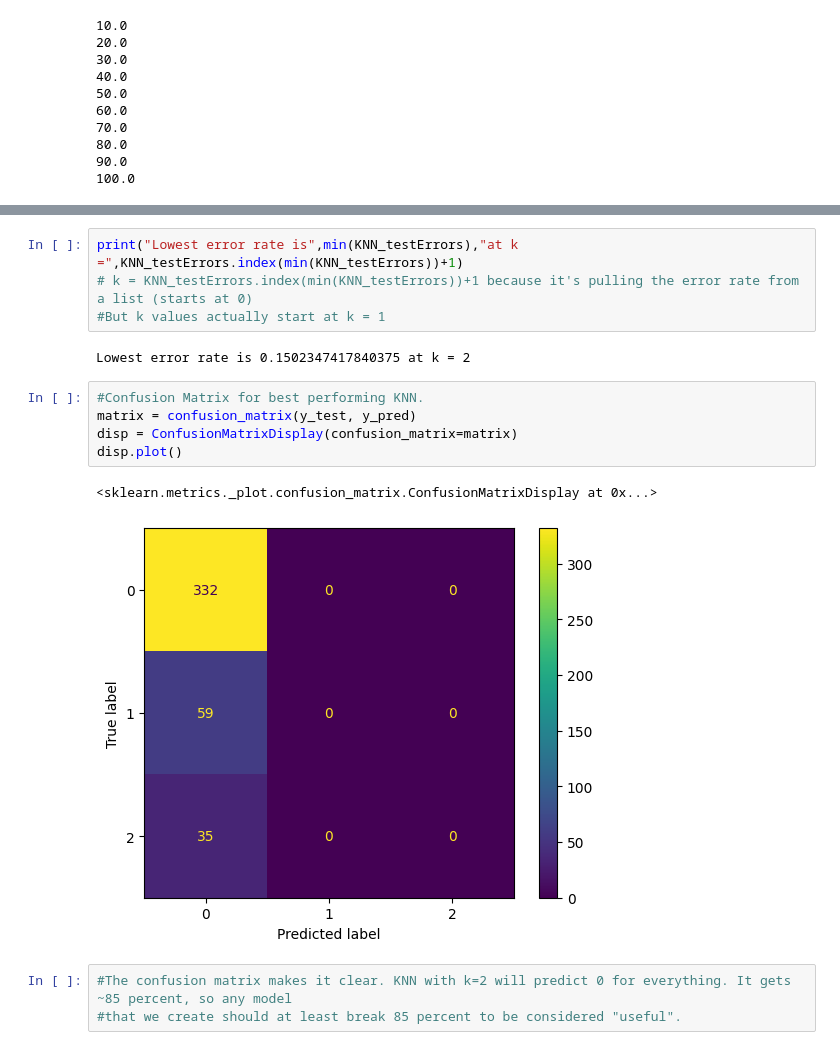
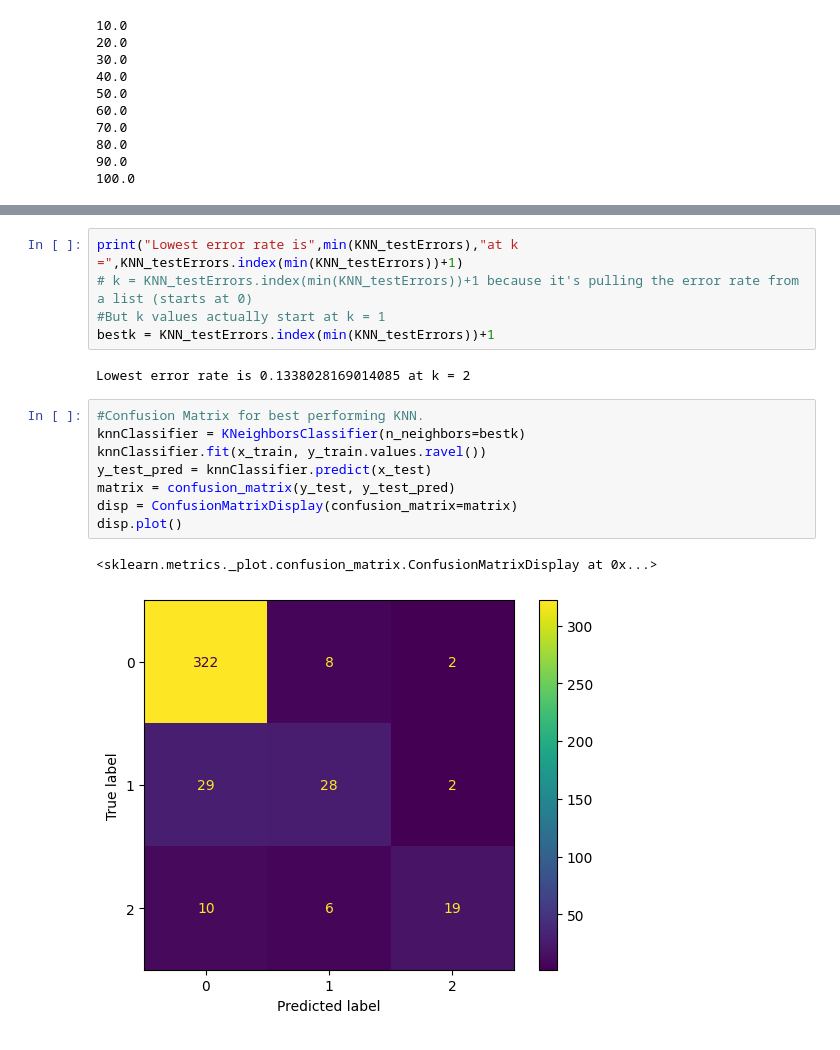
Before and after one commit to sharvdawg/FetusHealthML, a Jupyter notebook: Final Project 184 Code.ipynb, the cells around one changed output, grey strips where cells are left out. Cells and saved outputs as stored; diff of their text form.

```diff
--- a/Final Project 184 Code.ipynb
+++ b/Final Project 184 Code.ipynb
@@ -77,16 +77,17 @@ plt.show()
 print("Lowest error rate is",min(KNN_testErrors),"at k =",KNN_testErrors.index(min(KNN_testErrors))+1)
 # k = KNN_testErrors.index(min(KNN_testErrors))+1 because it's pulling the error rate from a list (starts at 0)
 #But k values actually start at k = 1
+bestk = KNN_testErrors.index(min(KNN_testErrors))+1
 # %% [output]
-Lowest error rate is 0.1502347417840375 at k = 2
+Lowest error rate is 0.1338028169014085 at k = 2
 # %%
 #Confusion Matrix for best performing KNN.
-matrix = confusion_matrix(y_test, y_pred)
+knnClassifier = KNeighborsClassifier(n_neighbors=bestk)
+knnClassifier.fit(x_train, y_train.values.ravel())
+y_test_pred = knnClassifier.predict(x_test)
+matrix = confusion_matrix(y_test, y_test_pred)
 disp = ConfusionMatrixDisplay(confusion_matrix=matrix)
 disp.plot()
 # %% [output]
 <sklearn.metrics._plot.confusion_matrix.ConfusionMatrixDisplay at 0x...>
-[figure, old version]
+[figure, new version]
-# %%
-#The confusion matrix makes it clear. KNN with k=2 will predict 0 for everything. It gets ~85 percent, so any model
-#that we create should at least break 85 percent to be considered "useful".
```
Also changed, not shown: parts of 3 cells of this notebook.
